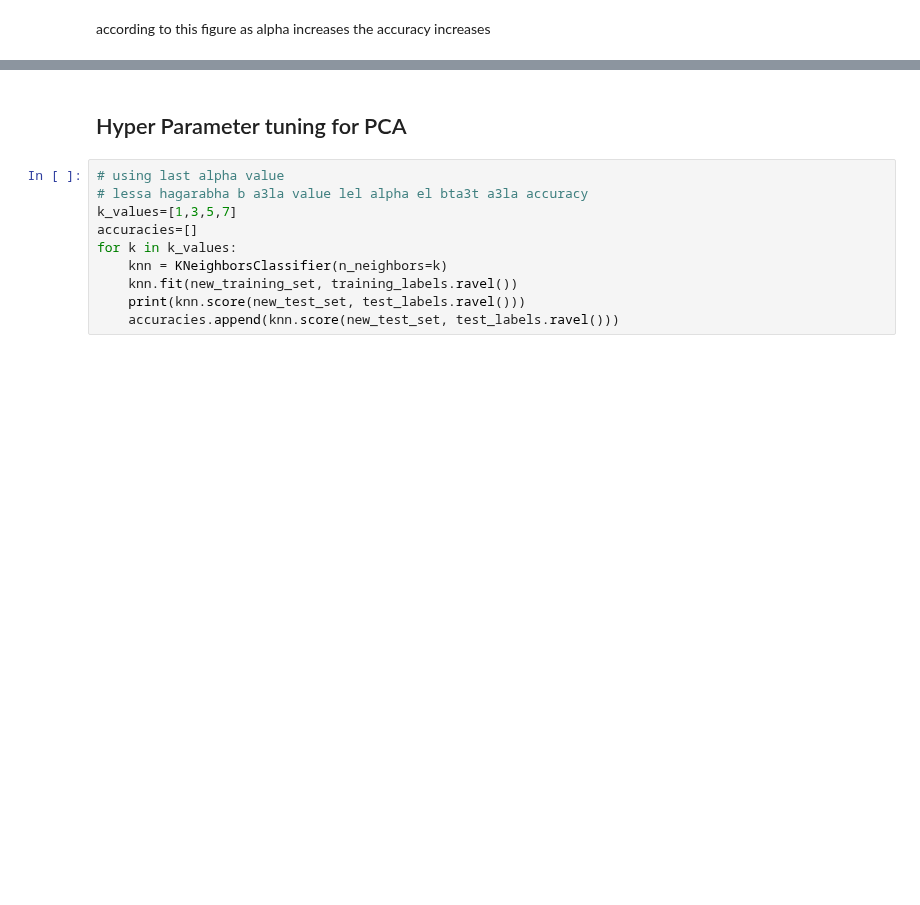
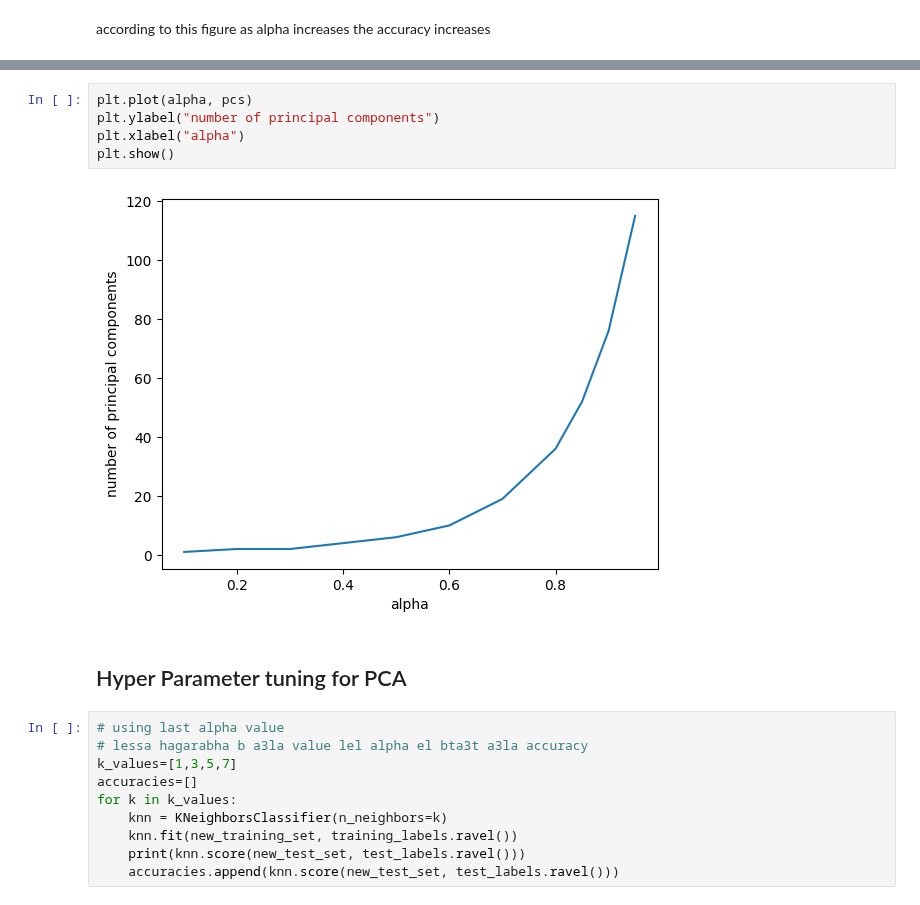
Before and after one commit to yousefkotp/Face-Recognition-Using-PCA-LDA, a Jupyter notebook: main.ipynb, the cells around one changed output, grey strips where cells are left out. Cells and saved outputs as stored; diff of their text form; blank space fills up the shorter version.

```diff
--- a/main.ipynb
+++ b/main.ipynb
@@ -125,3 +138,10 @@ according to this figure as alpha increases the accuracy increases
+# %%
+plt.plot(alpha, pcs)
+plt.ylabel("number of principal components")
+plt.xlabel("alpha")
+plt.show()
+# %% [output]
+[figure, added]
 # %% [markdown]
 ## Hyper Parameter tuning for PCA
 # %%
```
Also changed, not shown: parts of 5 cells of this notebook.
